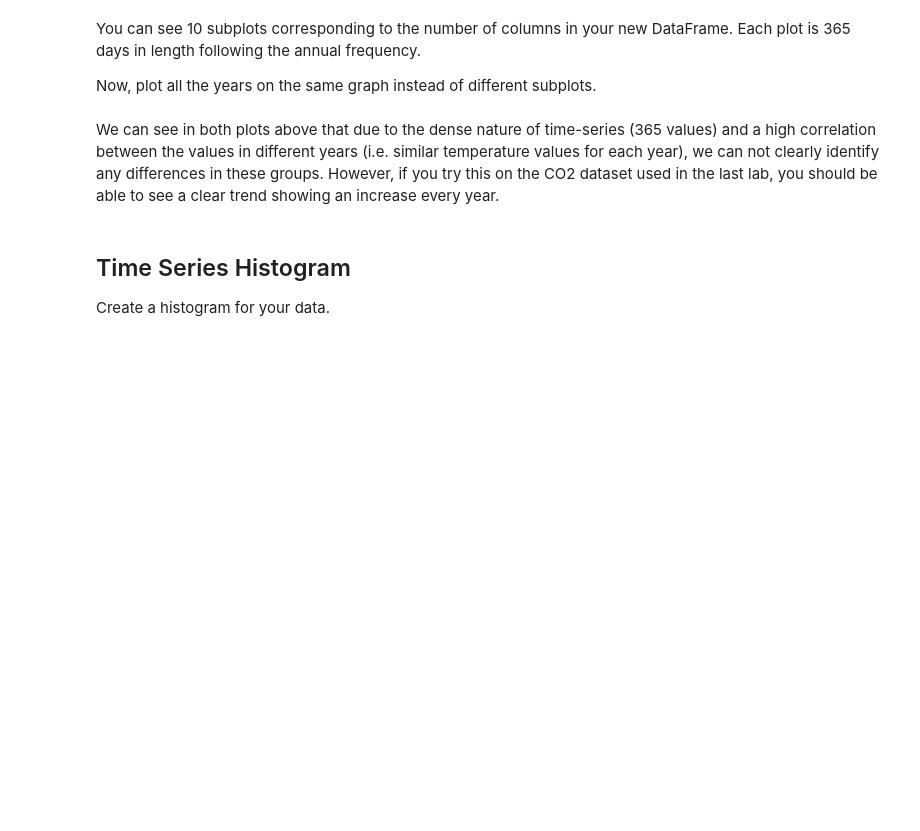
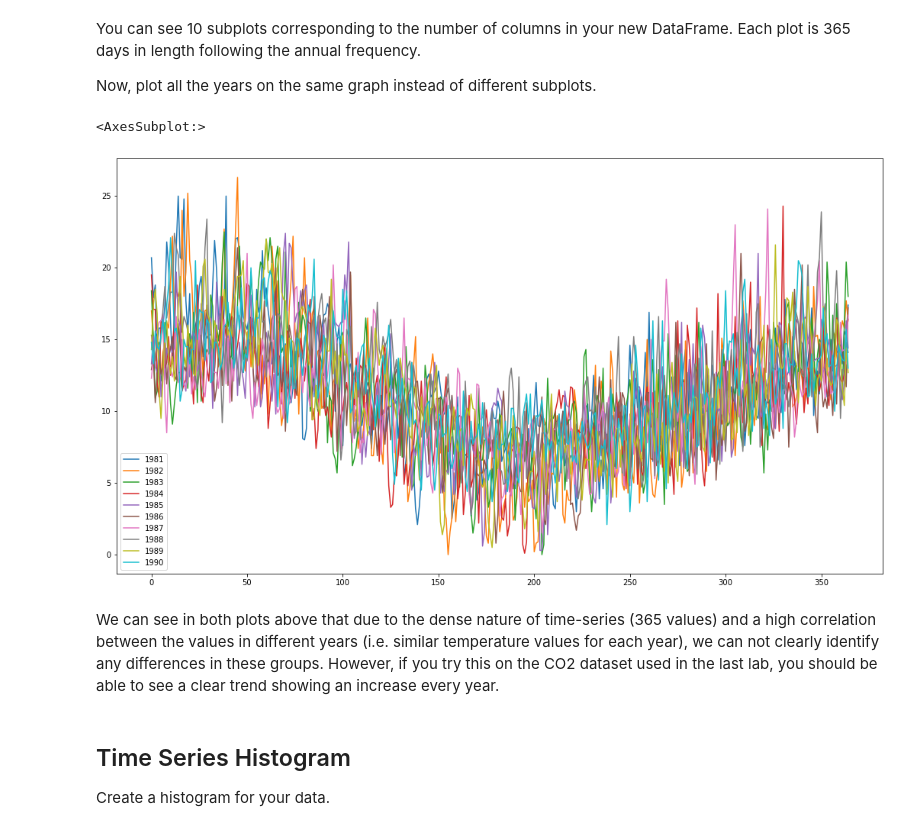
Before and after one commit to dendar/dsc-visualizing-time-series-data-lab, a Jupyter notebook: index.ipynb, the cells around one changed output. Drawn from its saved outputs; the diff is of its cells as text; code cells hidden in the pictures; blank space fills up the shorter version.

```diff
--- a/index.ipynb
+++ b/index.ipynb
@@ -119,6 +135,10 @@ You can see 10 subplots corresponding to the number of columns in your new DataF
 Now, plot all the years on the same graph instead of different subplots.
 # %%
 # Plot all years on the same graph
+temp_annual.plot(figsize = (18,10), subplots= False, legend = True)
+# %% [output]
+<AxesSubplot:>
+[figure, added]
 # %% [markdown]
 We can see in both plots above that due to the dense nature of time-series (365 values) and a high correlation between the values in different years (i.e. similar temperature values for each year), we can not clearly identify any differences in these groups. However, if you try this on the CO2 dataset used in the last lab, you should be able to see a clear trend showing an increase every year.
 # %% [markdown]
```
Also changed, not shown: parts of 11 cells of this notebook.
